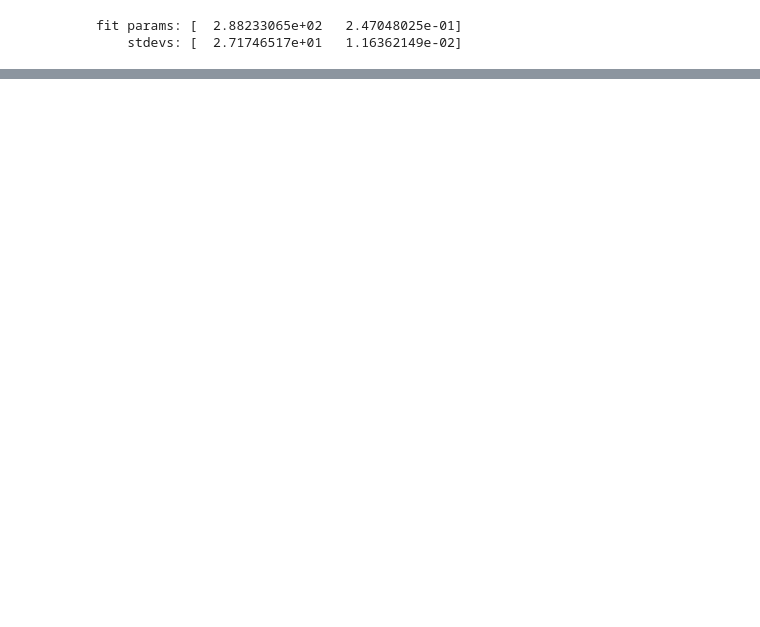
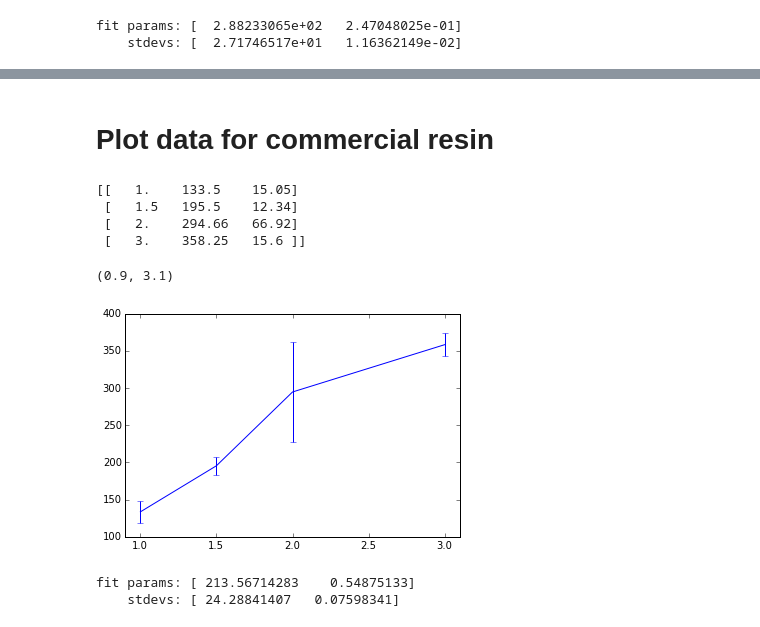
Before and after one commit to eelcodijkstra/teststuff, a Jupyter notebook: abs/140415_membrane_thickness_meas.ipynb, the cells around one changed output, grey strips where cells are left out. Drawn from its saved outputs; the diff is of its cells as text; code cells hidden in the pictures; blank space fills up the shorter version.

```diff
--- a/abs/140415_membrane_thickness_meas.ipynb
+++ b/abs/140415_membrane_thickness_meas.ipynb
@@ -86,0 +75,24 @@ ax.xaxis.set_minor_formatter(FormatStrFormatter("%.1f"))
+# %% [markdown]
+# Plot data for commercial resin
+# %%
+filename2 = 'Exp150410_commercialresin_.csv'
+data2 = np.loadtxt(makename(filename2), delimiter=',', skiprows=1)
+print(data2)
+fig, ax = plt.subplots()
+ax.errorbar(data2[:,0],data2[:,1],data2[:,2])
+ax.set_xlim(0.9,3.1)
+# %% [output]
+[[   1.    133.5    15.05]
+ [   1.5   195.5    12.34]
+ [   2.    294.66   66.92]
+ [   3.    358.25   15.6 ]]
+(0.9, 3.1)
+[figure, added]
+# %%
+fitpars2, covmat2 = curve_fit(membthickfunc, data2[:,0], data2[:,1])
+std_devs2 = np.sqrt(covmat2.diagonal())
+print('fit params:', fitpars2)
+print('    stdevs:', std_devs2)
+# %% [output]
+fit params: [ 213.56714283    0.54875133]
+    stdevs: [ 24.28841407   0.07598341]
```
Also changed, not shown: parts of 15 cells of this notebook.
